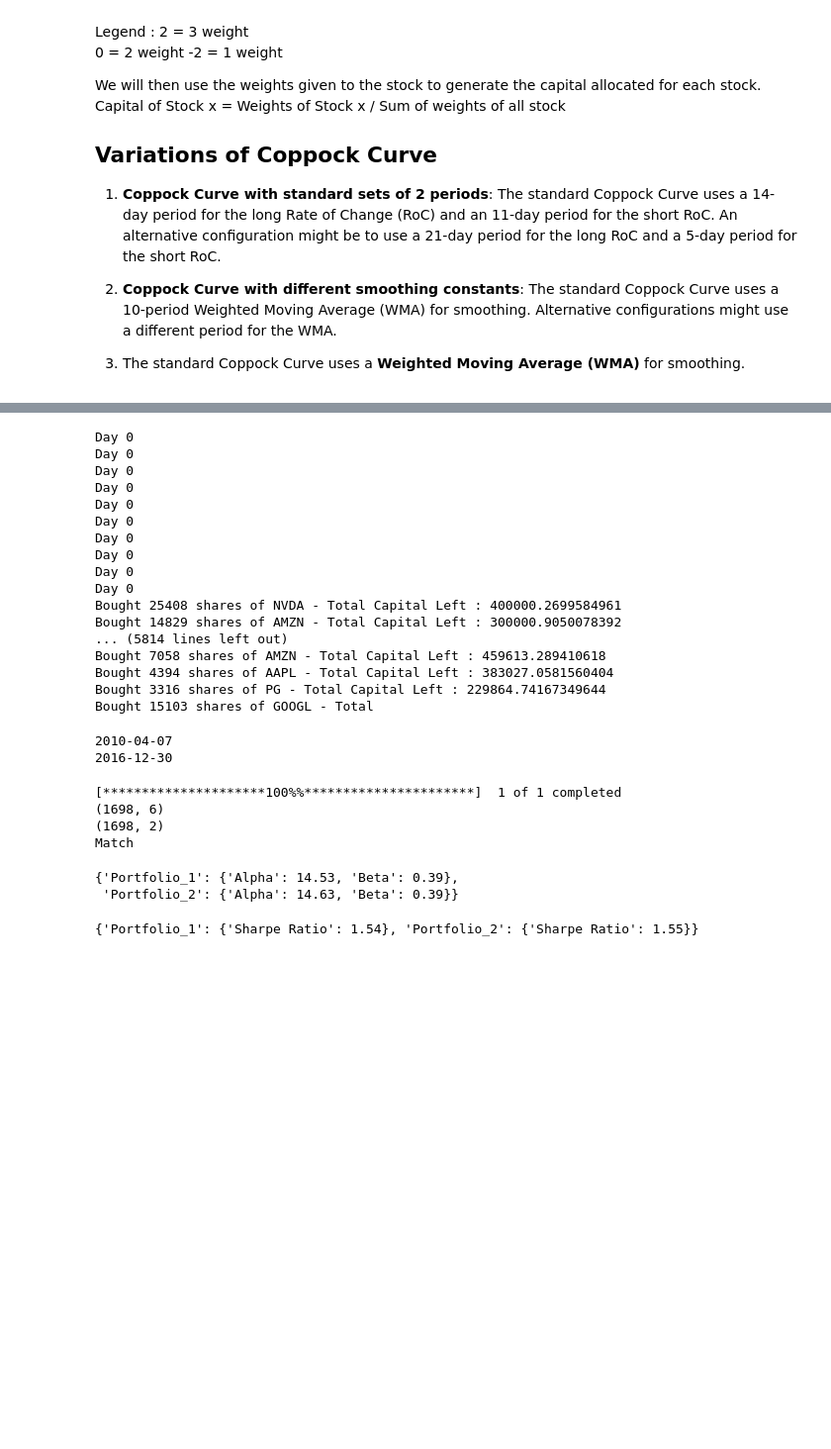
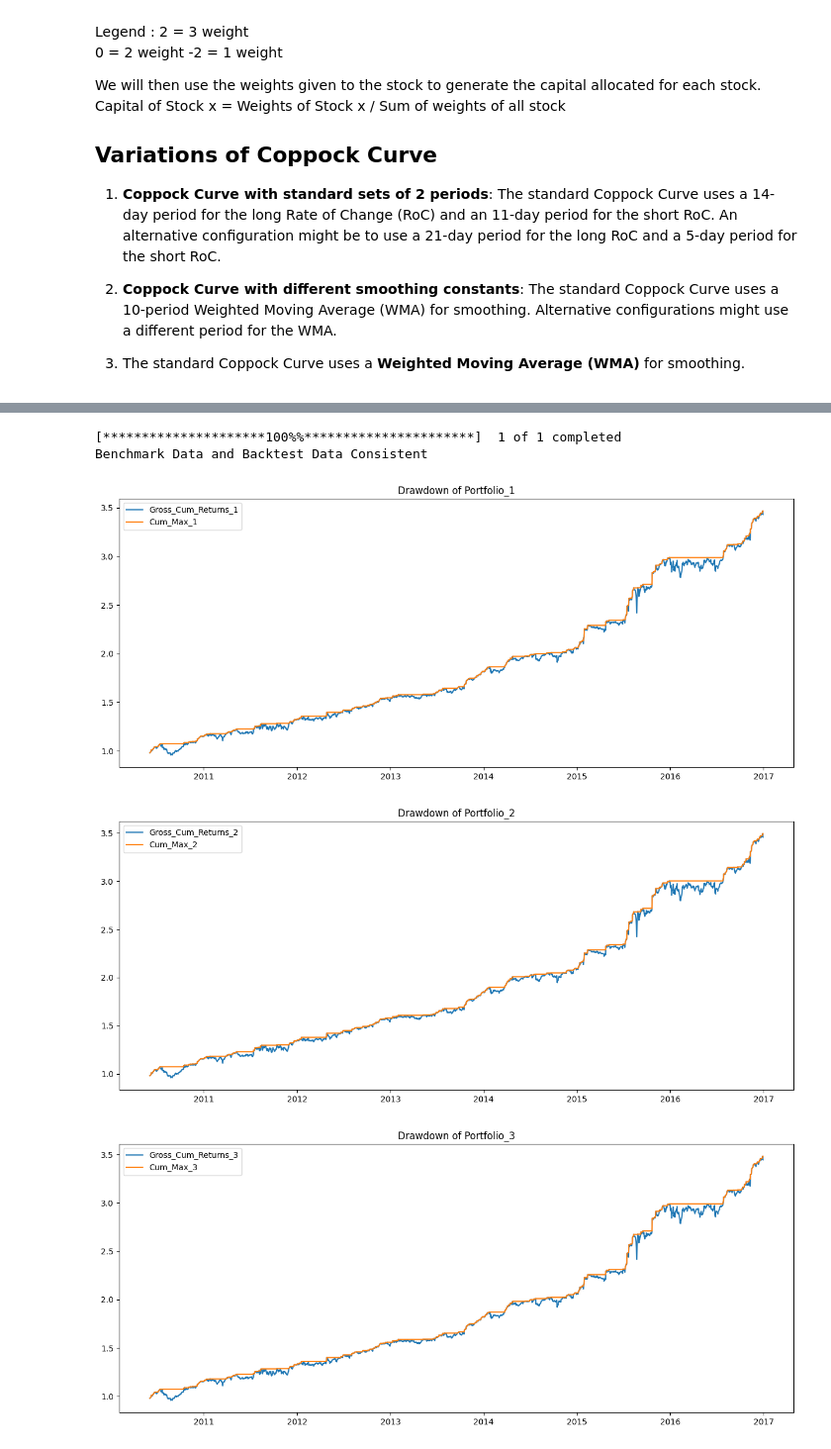
Before and after one commit to myonster/eventbasedbacktester, a Jupyter notebook: IS4226 - Final-Term Project/Group6_FinalTerm.ipynb, the cells around one changed output, grey strips where cells are left out. Shown at 99% size. Cells and saved outputs as stored; diff of their text form; code cells hidden in the pictures; blank space fills up the shorter version.

Commit message:
Settled overall performance

```diff
--- a/IS4226 - Final-Term Project/Group6_FinalTerm.ipynb
+++ b/IS4226 - Final-Term Project/Group6_FinalTerm.ipynb
@@ -449,9 +458,11 @@ from matplotlib.ticker import FormatStrFormatter
 
 class Backtester():
 
-    def __init__(self, portfolio, variations):
+    def __init__(self, portfolio, variations, benchmark):
         self.portfolio = portfolio
         self.variations = variations
+        self.benchmark = benchmark
+
 
     def check_unique_signal_count(self):
         # Validate and check the different strength across stocks
@@ -495,6 +506,8 @@ class Backtester():
         for stock_name, stock in self.portfolio.stocks.items():
             stock.load_strategy(self.variations)
         if self.verify():
+            # Stocks data all present, no inconsistency
+            print('Stocks Data Consistent')
             first_stock_symbol = next(iter(stocks))
             dates = list(self.portfolio.stocks[first_stock_symbol].data.index)
             self.bt_dates = dates
@@ -504,3 +517,14 @@ class Backtester():
     def run(self):
         # Populate portfolio dataframe
         self.portfolio.run_simulation(self.bt_dates)
+    def overall_stats(self):
+        self.portfolio.add_benchmark(self.benchmark)
+        self.portfolio.calculate_returns(self.benchmark)
+        self.portfolio.plot_drawdown()
+        self.risk_return_df = self.portfolio.calc_risk_return()
+        self.alpha_beta_df = pd.DataFrame(self.portfolio.compute_alpha_beta(self.benchmark))
+        self.max_drawdowns_df =  pd.DataFrame([self.portfolio.max_drawdown()])
+        self.calmar_ratio_df = pd.DataFrame(self.portfolio.compute_calmar_ratio())
+
+
+        return [self.risk_return_df, self.alpha_beta_df, self.max_drawdowns_df, self.calmar_ratio_df]
@@ -535,42 +592,8 @@ backtester.prepare_strategy()
-# %%
-backtester.run()
-# %% [output]
-Day 0
-Day 0
-Day 0
-Day 0
-Day 0
-Day 0
-Day 0
-Day 0
-Day 0
-Day 0
-Bought 25408 shares of NVDA - Total Capital Left : 400000.2699584961
-Bought 14829 shares of AMZN - Total Capital Left : 300000.9050078392
-... (5814 lines left out)
-Bought 7058 shares of AMZN - Total Capital Left : 459613.289410618
-Bought 4394 shares of AAPL - Total Capital Left : 383027.0581560404
-Bought 3316 shares of PG - Total Capital Left : 229864.74167349644
-Bought 15103 shares of GOOGL - Total
-# %%
-print(backtester.portfolio.dataframe.index[0])
-print(backtester.portfolio.dataframe.index[-1])
-# %% [output]
-2010-04-07
-2016-12-30
-# %%
-backtester.portfolio.add_benchmark('SPY')
-# %% [output]
-[*********************100%%**********************]  1 of 1 completed
-(1698, 6)
-(1698, 2)
-Match
-# %%
-backtester.portfolio.compute_alpha_beta('SPY')
-# %% [output]
-{'Portfolio_1': {'Alpha': 14.53, 'Beta': 0.39},
- 'Portfolio_2': {'Alpha': 14.63, 'Beta': 0.39}}
-# %%
-backtester.portfolio.compute_annual_sharpe_ratio()
-# %% [output]
-{'Portfolio_1': {'Sharpe Ratio': 1.54}, 'Portfolio_2': {'Sharpe Ratio': 1.55}}
+# %%
+risk_return_df, alpha_beta_df,max_drawdowns_df, calmar_ratio_df = backtester.overall_stats()
+# %% [output]
+[*********************100%%**********************]  1 of 1 completed
+Benchmark Data and Backtest Data Consistent
+[figure, added]
+[figure, added]
+[figure, added]
```
Also changed, not shown: parts of 24 cells of this notebook.
